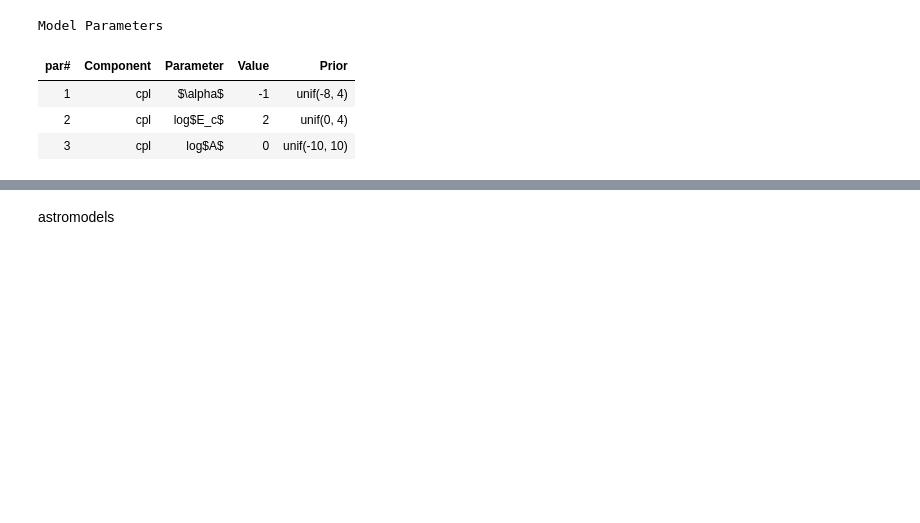
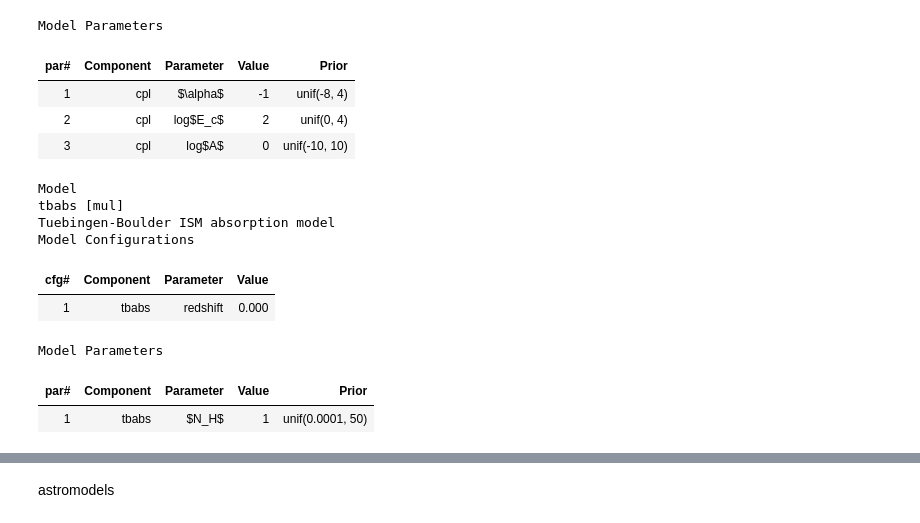
Before and after one commit to jyangch/bayspec, a Jupyter notebook: examples/model.ipynb, the cells around one changed output, grey strips where cells are left out. Saved outputs shown, nothing was run; the diff lists cells and outputs as text; code cells hidden in the pictures; blank space fills up the shorter version.

```diff
--- a/examples/model.ipynb
+++ b/examples/model.ipynb
@@ -58,3 +58,16 @@ Model Parameters
 | 1 | cpl | $\alpha$ | -1 | unif(-8, 4) |
 | 2 | cpl | log$E_c$ | 2 | unif(0, 4) |
 | 3 | cpl | log$A$ | 0 | unif(-10, 10) |
+# %%
+tbabs_ins = tbabs()
+tbabs_ins
+# %% [output]
+Model
+tbabs [mul]
+Tuebingen-Boulder ISM absorption model
+Model Configurations
+| cfg# | Component | Parameter | Value |
+| 1 | tbabs | redshift | 0.000 |
+Model Parameters
+| par# | Component | Parameter | Value | Prior |
+| 1 | tbabs | $N_H$ | 1 | unif(0.0001, 50) |
```
Also changed, not shown: parts of 5 cells of this notebook, 15 other files.
